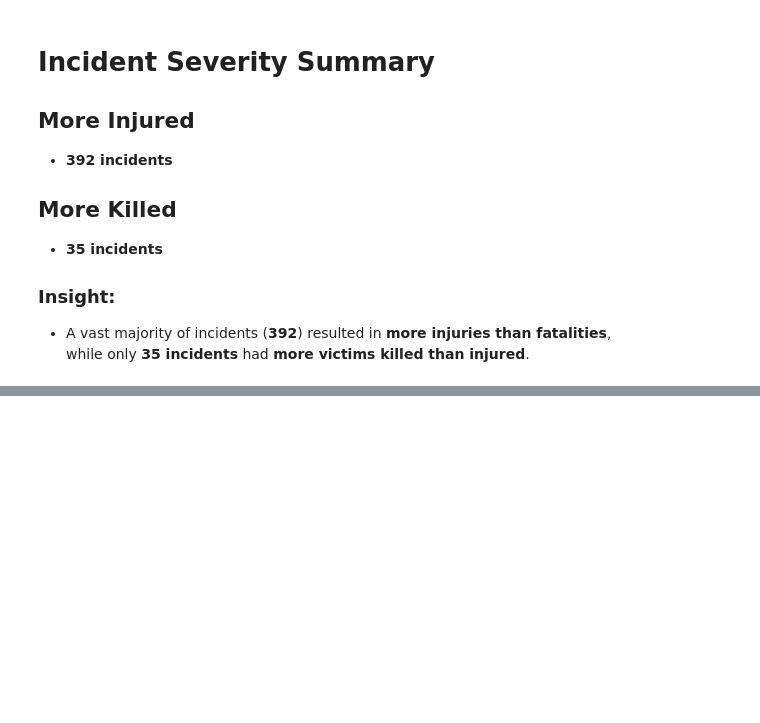
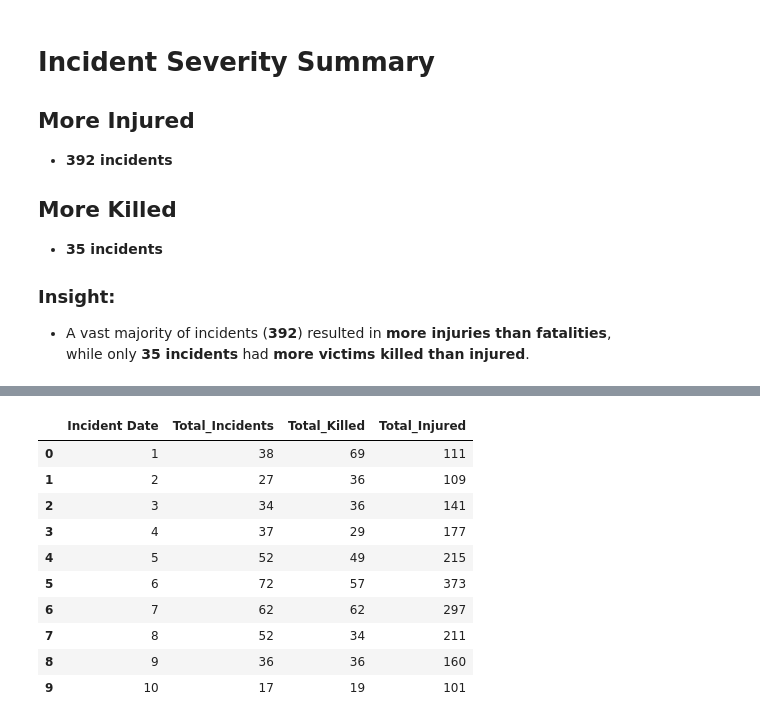
Before and after one commit to hasanenesguray/Data_Analysis, a Jupyter notebook: Gun Violence in 2024 in USA (Geospatial)/Gun Violence in 2024 in USA (Geospatial).ipynb, the cells around one changed output, grey strips where cells are left out. Drawn from its saved outputs; the diff is of its cells as text; code cells hidden in the pictures; blank space fills up the shorter version.

```diff
--- a/Gun Violence in 2024 in USA (Geospatial)/Gun Violence in 2024 in USA (Geospatial).ipynb
+++ b/Gun Violence in 2024 in USA (Geospatial)/Gun Violence in 2024 in USA (Geospatial).ipynb
@@ -472,0 +475,16 @@ When grouping with a length-1 list-like, you will need to pass a length-1 tuple
+# %%
+# Extract day of the week and hour from the 'Incident Date'
+df['Day_of_Week'] = df['Incident Date'].dt.day_name()
+df['Hour'] = df['Incident Date'].dt.hour
+
+# Group by day of week to find the total incidents
+day_of_week_analysis = df.groupby('Day_of_Week').agg(
+    Total_Incidents=('Incident ID', 'count'),
+    Total_Killed=('Victims Killed', 'sum'),
+    Total_Injured=('Victims Injured', 'sum')
+).reset_index()
+
+# Bar plot for incidents by day of the week
+fig_day_of_week = px.bar(day_of_week_analysis, x='Day_of_Week', y='Total_Incidents',
+                         title="Incidents by Day of the Week", labels={'Total_Incidents': 'Number of Incidents'})
+fig_day_of_week.show()
@@ -472,0 +523,11 @@ When grouping with a length-1 list-like, you will need to pass a length-1 tuple
+# %%
+month_analysis = df.groupby(df['Incident Date'].dt.month).agg(
+    Total_Incidents=('Incident ID', 'count'),
+    Total_Killed=('Victims Killed', 'sum'),
+    Total_Injured=('Victims Injured', 'sum')
+).reset_index()
+
+# Bar plot for incidents per month
+fig_month = px.bar(month_analysis, x='Incident Date', y='Total_Incidents',
+                   title="Incidents by Month", labels={'Incident Date': 'Month', 'Total_Incidents': 'Number of Incidents'})
+fig_month.show()
@@ -472,0 +536,14 @@ When grouping with a length-1 list-like, you will need to pass a length-1 tuple
+# %%
+month_analysis
+# %% [output]
+|  | Incident Date | Total_Incidents | Total_Killed | Total_Injured |
+| 0 | 1 | 38 | 69 | 111 |
+| 1 | 2 | 27 | 36 | 109 |
+| 2 | 3 | 34 | 36 | 141 |
+| 3 | 4 | 37 | 29 | 177 |
+| 4 | 5 | 52 | 49 | 215 |
+| 5 | 6 | 72 | 57 | 373 |
+| 6 | 7 | 62 | 62 | 297 |
+| 7 | 8 | 52 | 34 | 211 |
+| 8 | 9 | 36 | 36 | 160 |
+| 9 | 10 | 17 | 19 | 101 |
```
Also changed, not shown: parts of 20 cells of this notebook.
